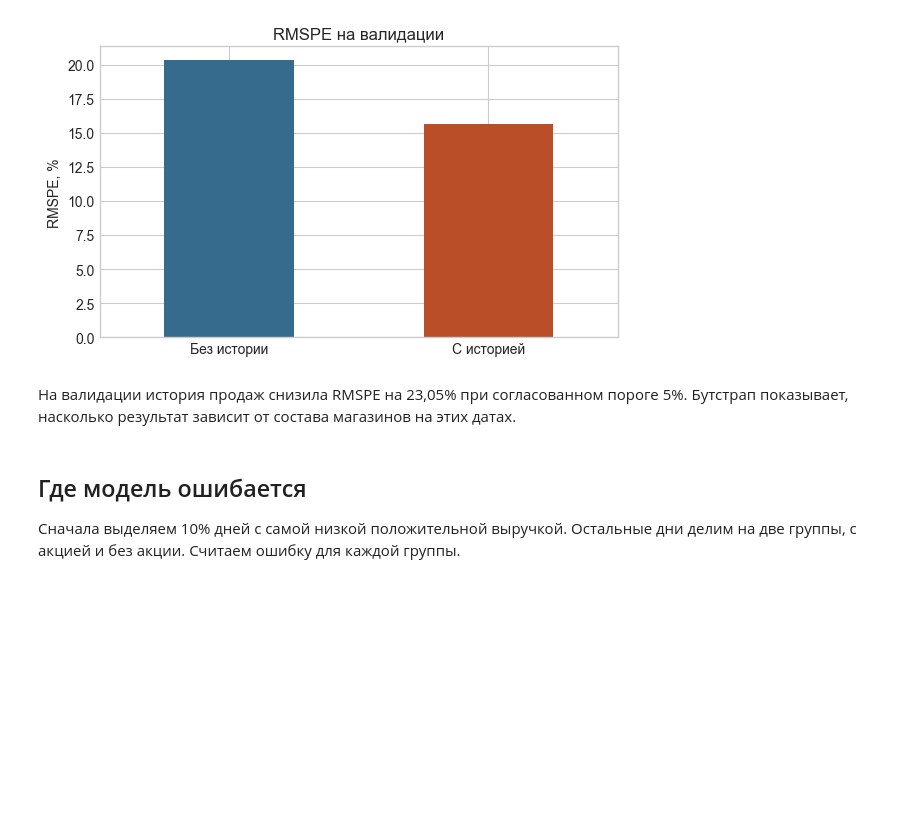
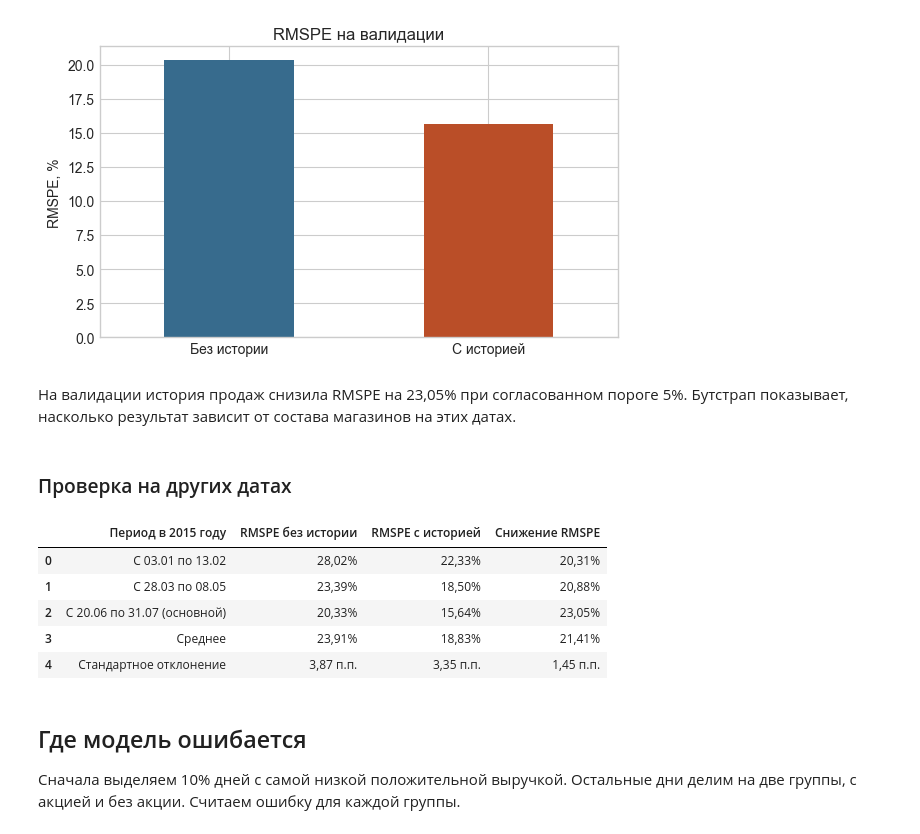
Before and after one commit to PikaChuChuMF/RnD-ML-Course-2026-2, a Jupyter notebook: notebooks/analysis.ipynb, the cells around one changed output. Cells and saved outputs as stored; diff of their text form; code cells hidden in the pictures; blank space fills up the shorter version.

Commit message:
Check the benefit of sales history across periods

```diff
--- a/notebooks/analysis.ipynb
+++ b/notebooks/analysis.ipynb
@@ -136,6 +138,45 @@ plt.show()
 [figure]
 # %% [markdown]
 На валидации история продаж снизила RMSPE на 23,05% при согласованном пороге 5%. Бутстрап показывает, насколько результат зависит от состава магазинов на этих датах.
+# %% [markdown]
+### Проверка на других датах
+# %%
+def format_number(value, spec):
+    return format(value, spec).replace(".", ",")
+
+
+over_time = report["history_over_time"]
+metrics_columns = ["no_history", "with_history", "relative_improvement"]
+
+rows = []
+for period in over_time["periods"]:
+    start = pd.Timestamp(period["start"]).strftime("%d.%m")
+    end = pd.Timestamp(period["end"]).strftime("%d.%m")
+    label = f"С {start} по {end}"
+    if period["start"] == report["validation"]["start"]:
+        label += " (основной)"
+    values = [period[name] for name in metrics_columns]
+    rows.append([label, *[format_number(value, ".2%") if value is not None else "" for value in values]])
+
+summary = over_time["summary"]
+means = [summary[name]["mean"] for name in metrics_columns]
+deviations = [summary[name]["std"] for name in metrics_columns]
+rows.append(["Среднее", *[format_number(value, ".2%") if value is not None else "" for value in means]])
+rows.append([
+    "Стандартное отклонение",
+    *[f"{format_number(100 * value, '.2f')} п.п." if value is not None else "" for value in deviations],
+])
+
+display(pd.DataFrame(rows, columns=[
+    "Период в 2015 году", "RMSPE без истории", "RMSPE с историей", "Снижение RMSPE",
+]))
+# %% [output]
+|  | Период в 2015 году | RMSPE без истории | RMSPE с историей | Снижение RMSPE |
+| 0 | С 03.01 по 13.02 | 28,02% | 22,33% | 20,31% |
+| 1 | С 28.03 по 08.05 | 23,39% | 18,50% | 20,88% |
+| 2 | С 20.06 по 31.07 (основной) | 20,33% | 15,64% | 23,05% |
+| 3 | Среднее | 23,91% | 18,83% | 21,41% |
+| 4 | Стандартное отклонение | 3,87 п.п. | 3,35 п.п. | 1,45 п.п. |
 # %% [markdown]
 ## Где модель ошибается
 
```
Also changed, not shown: parts of 3 cells of this notebook, 2 other files.
